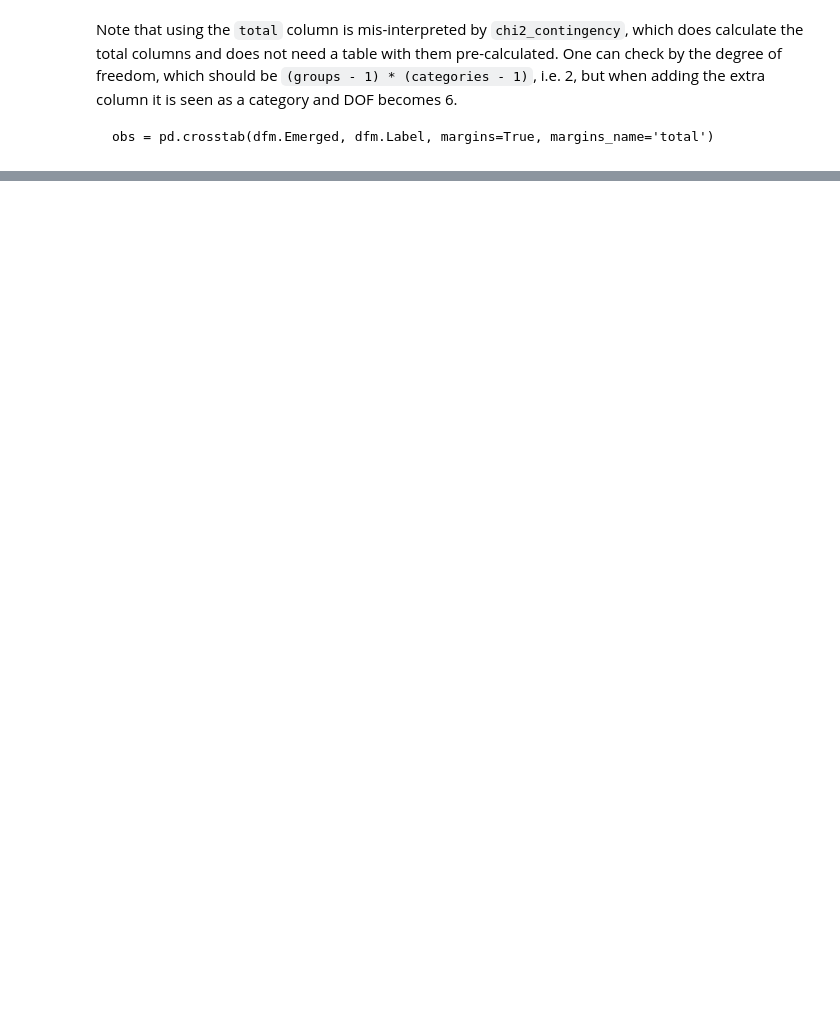
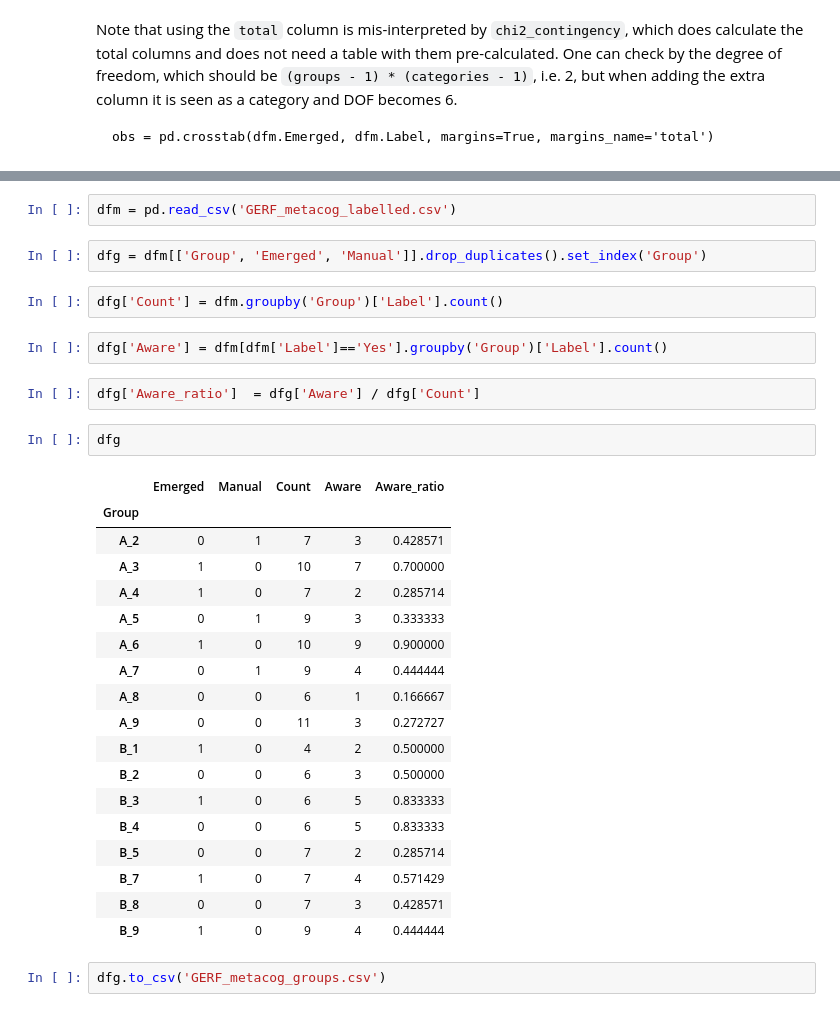
Before and after one commit to Synch-Live/DataAnalysis2022, a Jupyter notebook: analysis/playground.ipynb, the cells around one changed output, grey strips where cells are left out. Cells and saved outputs as stored; diff of their text form; blank space fills up the shorter version.

Commit message:
Update metacognition stats and use same results as poster

```diff
--- a/analysis/playground.ipynb
+++ b/analysis/playground.ipynb
@@ -659,0 +657,33 @@ obs = pd.crosstab(dfm.Emerged, dfm.Label, margins=True, margins_name='total')
+# %%
+dfm = pd.read_csv('GERF_metacog_labelled.csv')
+# %%
+dfg = dfm[['Group', 'Emerged', 'Manual']].drop_duplicates().set_index('Group')
+# %%
+dfg['Count'] = dfm.groupby('Group')['Label'].count()
+# %%
+dfg['Aware'] = dfm[dfm['Label']=='Yes'].groupby('Group')['Label'].count()
+# %%
+dfg['Aware_ratio']  = dfg['Aware'] / dfg['Count']
+# %%
+dfg
+# %% [output]
+|  | Emerged | Manual | Count | Aware | Aware_ratio |
+| Group |  |  |  |  |  |
+| A_2 | 0 | 1 | 7 | 3 | 0.428571 |
+| A_3 | 1 | 0 | 10 | 7 | 0.700000 |
+| A_4 | 1 | 0 | 7 | 2 | 0.285714 |
+| A_5 | 0 | 1 | 9 | 3 | 0.333333 |
+| A_6 | 1 | 0 | 10 | 9 | 0.900000 |
+| A_7 | 0 | 1 | 9 | 4 | 0.444444 |
+| A_8 | 0 | 0 | 6 | 1 | 0.166667 |
+| A_9 | 0 | 0 | 11 | 3 | 0.272727 |
+| B_1 | 1 | 0 | 4 | 2 | 0.500000 |
+| B_2 | 0 | 0 | 6 | 3 | 0.500000 |
+| B_3 | 1 | 0 | 6 | 5 | 0.833333 |
+| B_4 | 0 | 0 | 6 | 5 | 0.833333 |
+| B_5 | 0 | 0 | 7 | 2 | 0.285714 |
+| B_7 | 1 | 0 | 7 | 4 | 0.571429 |
+| B_8 | 0 | 0 | 7 | 3 | 0.428571 |
+| B_9 | 1 | 0 | 9 | 4 | 0.444444 |
+# %%
+dfg.to_csv('GERF_metacog_groups.csv')
```
Also changed, not shown: parts of 6 cells of this notebook, 4 other files.
